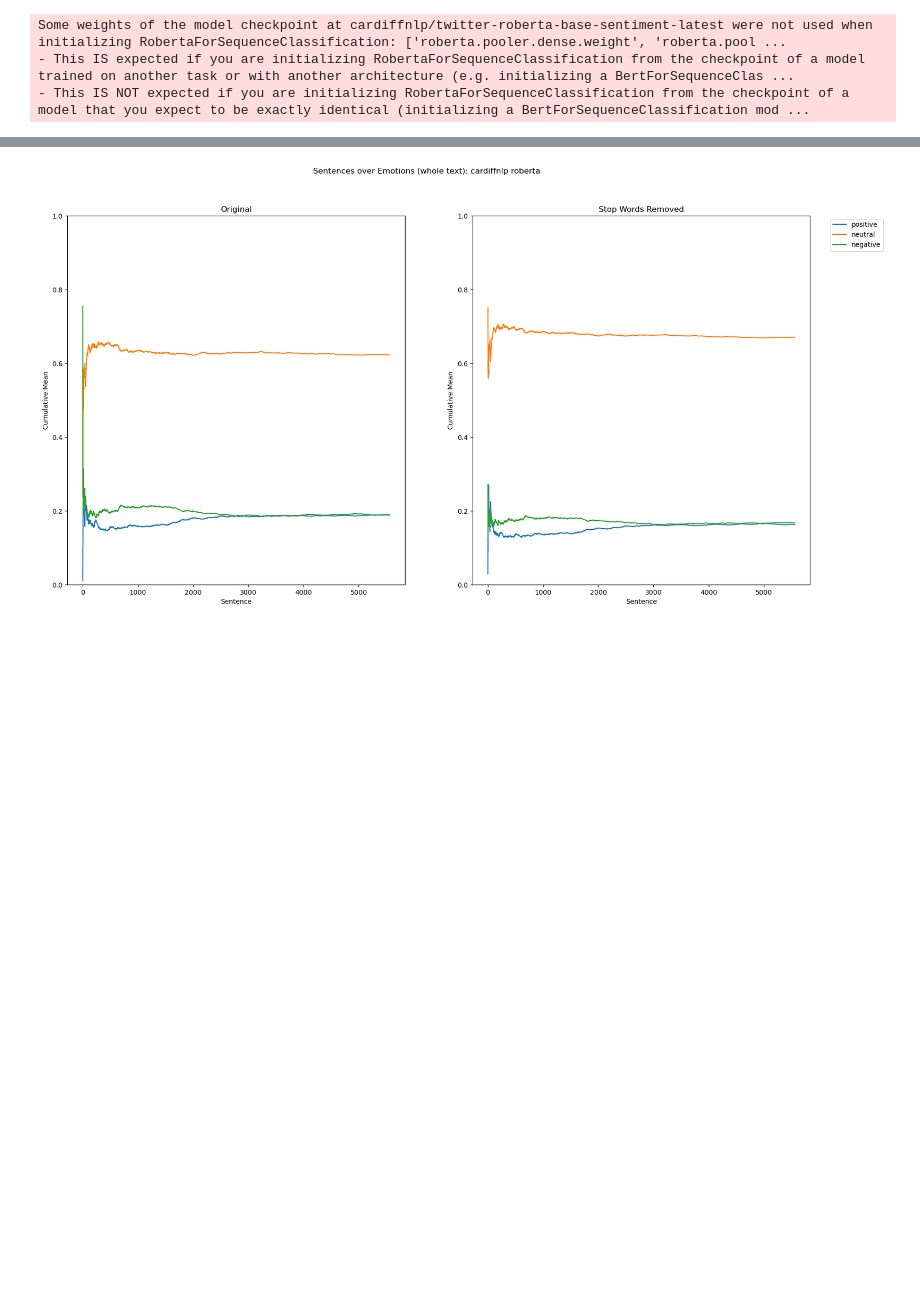
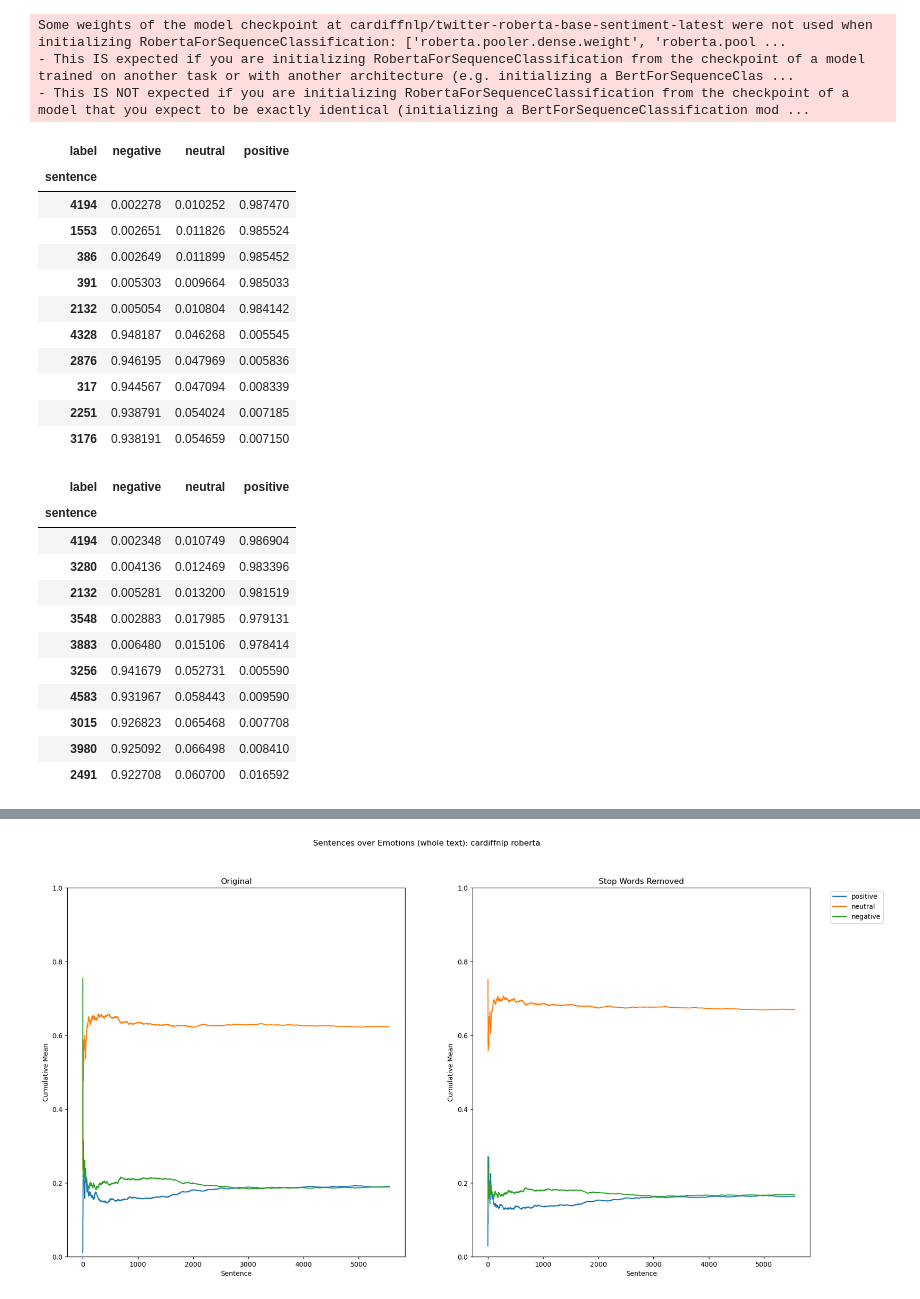
Before and after one commit to brianliu03/sentiment-analysis, a Jupyter notebook: dvorak.ipynb, the cells around one changed output, grey strips where cells are left out. Saved outputs shown, nothing was run; the diff lists cells and outputs as text; code cells hidden in the pictures; blank space fills up the shorter version.

```diff
--- a/dvorak.ipynb
+++ b/dvorak.ipynb
@@ -46,3 +50,36 @@ df_sentences = df_sentences.pivot_table(columns='label', index='sentence', value
 
 df_stop_sentences = pd.DataFrame(predictions_stop_sentences).stack().apply(pd.Series).reset_index(names=['sentence', 'emotion'])
 df_stop_sentences = df_stop_sentences.pivot_table(columns='label', index='sentence', values='score')
+# %%
+# get 10 most positive and negative sentences, don't count neutral
+df_top_sentences = pd.concat([df_sentences.sort_values(by='positive', ascending=False).head(5), df_sentences.sort_values(by='negative', ascending=False).head(5)])
+df_top_stop_sentences = pd.concat([df_stop_sentences.sort_values(by='positive', ascending=False).head(5), df_stop_sentences.sort_values(by='negative', ascending=False).head(5)])
+# %%
+# display results
+display(df_top_sentences)
+display(df_top_stop_sentences)
+# %% [output]
+| label | negative | neutral | positive |
+| sentence |  |  |  |
+| 4194 | 0.002278 | 0.010252 | 0.987470 |
+| 1553 | 0.002651 | 0.011826 | 0.985524 |
+| 386 | 0.002649 | 0.011899 | 0.985452 |
+| 391 | 0.005303 | 0.009664 | 0.985033 |
+| 2132 | 0.005054 | 0.010804 | 0.984142 |
+| 4328 | 0.948187 | 0.046268 | 0.005545 |
+| 2876 | 0.946195 | 0.047969 | 0.005836 |
+| 317 | 0.944567 | 0.047094 | 0.008339 |
+| 2251 | 0.938791 | 0.054024 | 0.007185 |
+| 3176 | 0.938191 | 0.054659 | 0.007150 |
+| label | negative | neutral | positive |
+| sentence |  |  |  |
+| 4194 | 0.002348 | 0.010749 | 0.986904 |
+| 3280 | 0.004136 | 0.012469 | 0.983396 |
+| 2132 | 0.005281 | 0.013200 | 0.981519 |
+| 3548 | 0.002883 | 0.017985 | 0.979131 |
+| 3883 | 0.006480 | 0.015106 | 0.978414 |
+| 3256 | 0.941679 | 0.052731 | 0.005590 |
+| 4583 | 0.931967 | 0.058443 | 0.009590 |
+| 3015 | 0.926823 | 0.065468 | 0.007708 |
+| 3980 | 0.925092 | 0.066498 | 0.008410 |
+| 2491 | 0.922708 | 0.060700 | 0.016592 |
```
Also changed, not shown: parts of 2 cells of this notebook.
